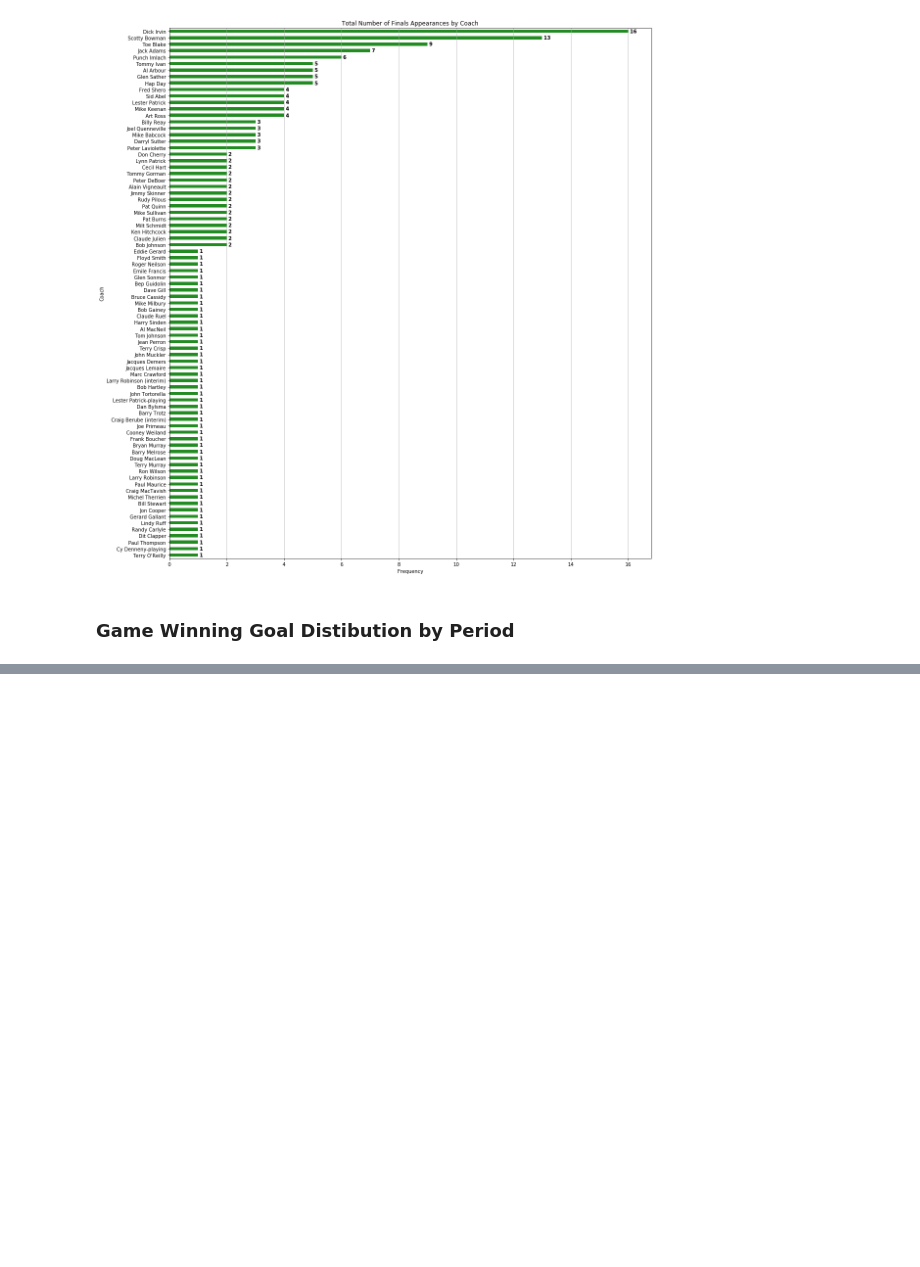
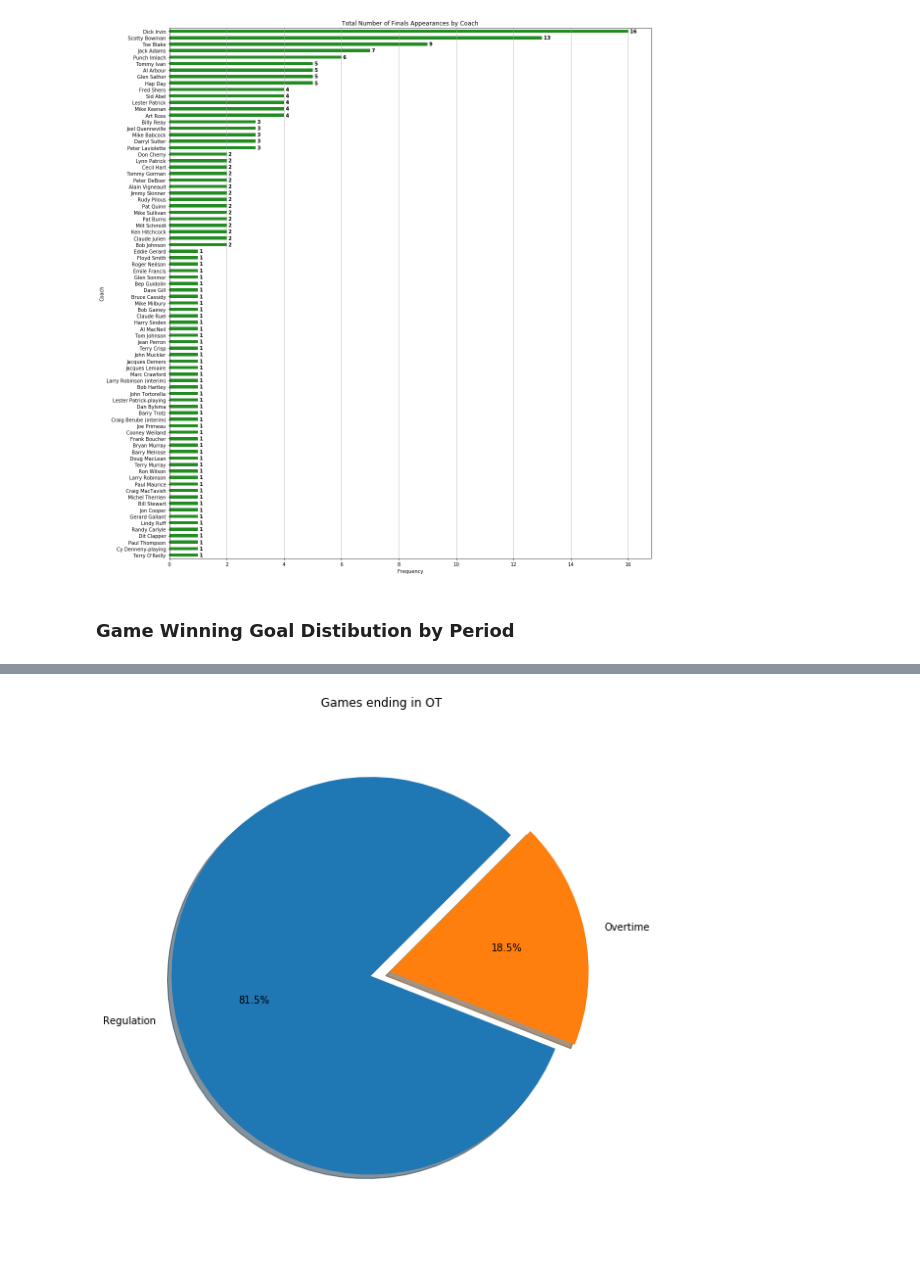
Before and after one commit to cwils021/Stanley-Cup-Champs-1927-2019, a Jupyter notebook: Stanley Cup Champions 1927-2019.ipynb, the cells around one changed output, grey strips where cells are left out. Cells and saved outputs as stored; diff of their text form; code cells hidden in the pictures; blank space fills up the shorter version.

```diff
--- a/Stanley Cup Champions 1927-2019.ipynb
+++ b/Stanley Cup Champions 1927-2019.ipynb
@@ -420,0 +476,3 @@ Text(0.5, 1.0, 'Game Winning Goal by Period')
+# %%
+data['game_end'] = np.where(data['period'] == 'first','Regulation',np.where(data['period'] == 'second','Regulation',np.where(data['period'] == 'third','Regulation','Overtime')))
+data[['period','game_end']].head()
@@ -420,0 +487,10 @@ Text(0.5, 1.0, 'Game Winning Goal by Period')
+# %%
+plt.figure(num=9,figsize=(8,8))
+explode = (0,0.1)
+ot = data.game_end.value_counts().plot.pie(explode = explode, autopct='%1.1f%%',shadow=True,startangle=45)
+ot.axis('equal')
+ot.set_ylabel(' ')
+ot.set_title('Games ending in OT')
+plt.tight_layout()
+# %% [output]
+[figure, added]
```
Also changed, not shown: parts of 22 cells of this notebook, 7 other files.
